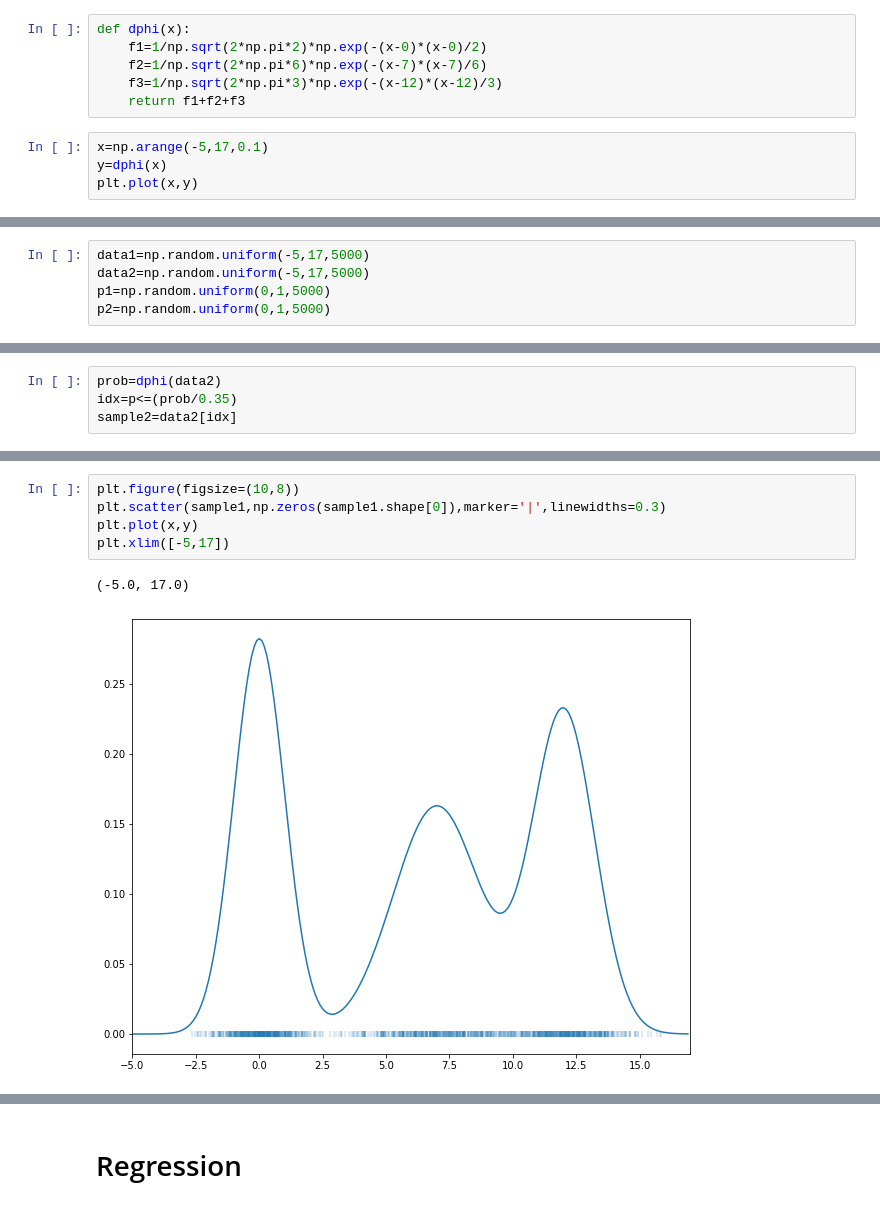
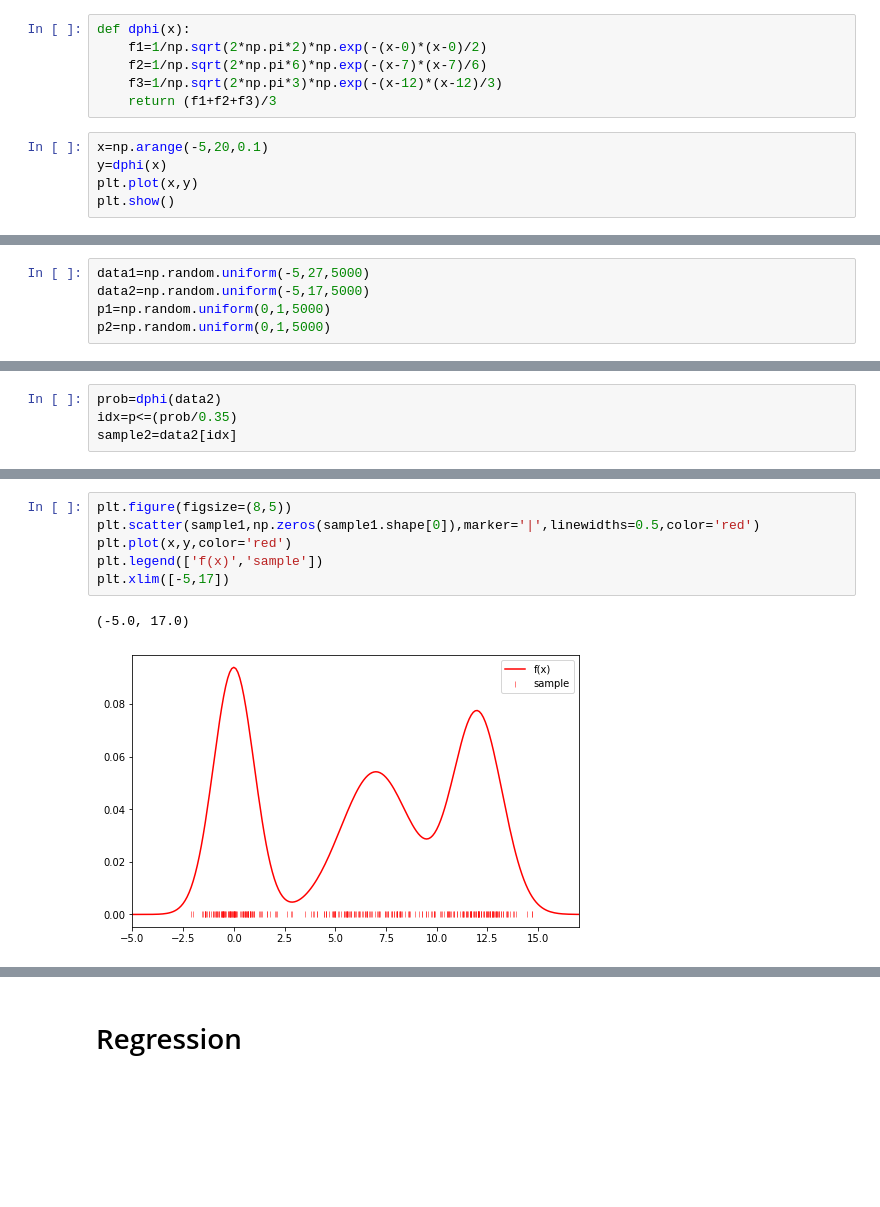
Before and after one commit to joaomvg/machine-learning-algorithms, a Jupyter notebook: KernelMethods.ipynb, the cells around one changed output, grey strips where cells are left out. Drawn from its saved outputs; the diff is of its cells as text; blank space fills up the shorter version.

```diff
--- a/KernelMethods.ipynb
+++ b/KernelMethods.ipynb
@@ -8,9 +10,10 @@ def dphi(x):
     f1=1/np.sqrt(2*np.pi*2)*np.exp(-(x-0)*(x-0)/2)
     f2=1/np.sqrt(2*np.pi*6)*np.exp(-(x-7)*(x-7)/6)
     f3=1/np.sqrt(2*np.pi*3)*np.exp(-(x-12)*(x-12)/3)
-    return f1+f2+f3
+    return (f1+f2+f3)/3
 # %%
-x=np.arange(-5,17,0.1)
+x=np.arange(-5,20,0.1)
 y=dphi(x)
 plt.plot(x,y)
+plt.show()
 # %% [output]
@@ -19,5 +21,5 @@ plt.plot(x,y)
 # %%
-data1=np.random.uniform(-5,17,5000)
+data1=np.random.uniform(-5,27,5000)
 data2=np.random.uniform(-5,17,5000)
 p1=np.random.uniform(0,1,5000)
 p2=np.random.uniform(0,1,5000)
@@ -37,10 +39,11 @@ plt.show()
 # %%
-plt.figure(figsize=(10,8))
-plt.scatter(sample1,np.zeros(sample1.shape[0]),marker='|',linewidths=0.3)
-plt.plot(x,y)
+plt.figure(figsize=(8,5))
+plt.scatter(sample1,np.zeros(sample1.shape[0]),marker='|',linewidths=0.5,color='red')
+plt.plot(x,y,color='red')
+plt.legend(['f(x)','sample'])
 plt.xlim([-5,17])
 # %% [output]
 (-5.0, 17.0)
-[figure, old version]
+[figure, new version]
 # %%
 class Kernel:
```
Also changed, not shown: parts of 25 cells of this notebook.
